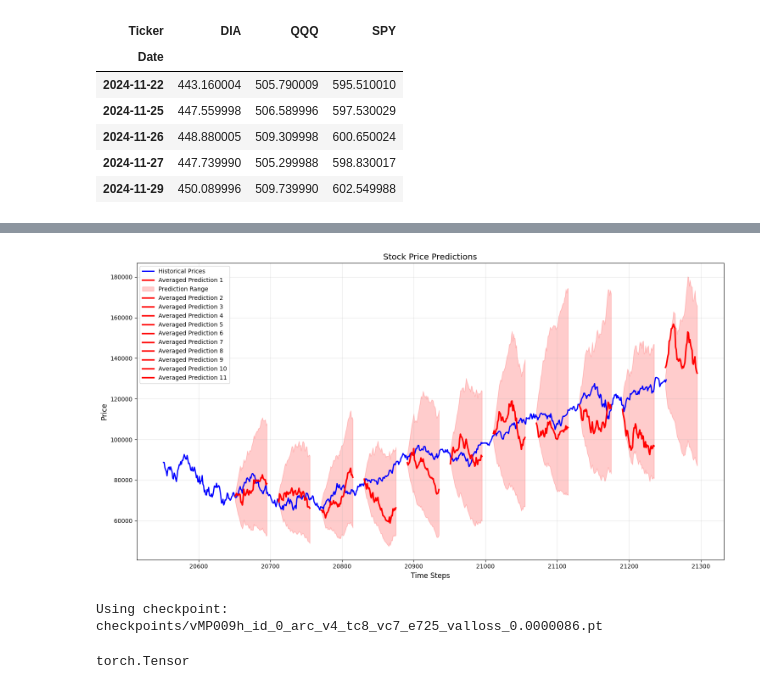
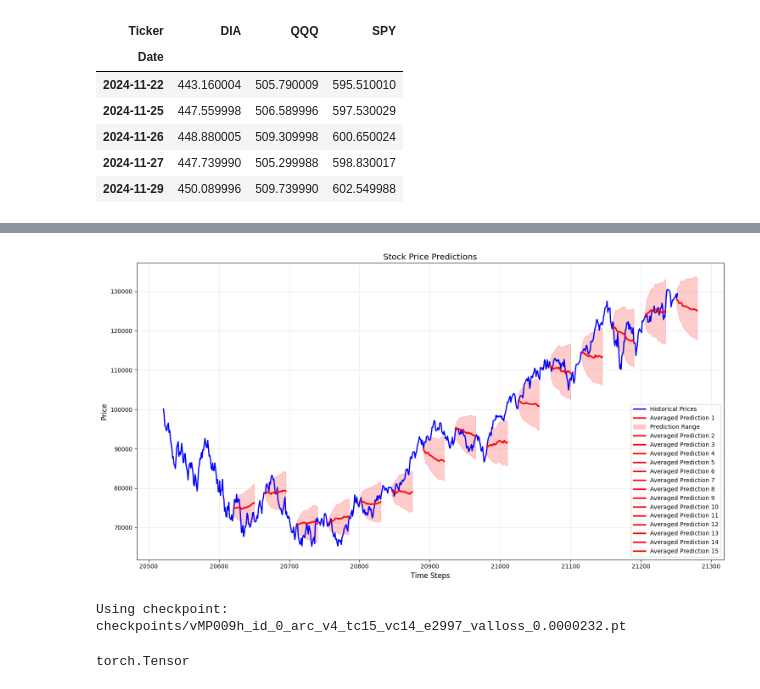
Before and after one commit to voxmenthe/FINPAK, a Jupyter notebook: src/finpak/transformer_predictions/inf_nb.ipynb, the cells around one changed output, grey strips where cells are left out. Saved outputs shown, nothing was run; the diff lists cells and outputs as text; code cells hidden in the pictures.

```diff
--- a/src/finpak/transformer_predictions/inf_nb.ipynb
+++ b/src/finpak/transformer_predictions/inf_nb.ipynb
@@ -50,32 +111,26 @@ dict_keys(['vMS0001', 'vMS0002', 'vMS0003', 'vMS0003a', 'vMS0003b', 'vMS0003c',
 # %%
-# ============= User-Configurable Parameters =============
 # Model Selection
 CONFIG_NAME = 'vMP009h'
 
-CHECKPOINT_PATH = 'checkpoints/vMP009h_id_0_arc_v4_tc8_vc7_e725_valloss_0.0000086.pt'
-#CHECKPOINT_PATH = 'checkpoints/vMP009h_id_0_arc_v4_tc10_vc5_e506_valloss_0.0013000.pt' # fine ok
-#CHECKPOINT_PATH = 'checkpoints/vMP009h_id_0_arc_v4_tc1_vc13_e327_valloss_0.0000870.pt' # good I think
-# CHECKPOINT_PATH = 'checkpoints/vMP003e_id_0_arc_v3_tc11_vc5_e674_valloss_0.0026478.pt' # doesn't run? takes forever
-#   with stab_thresh 0.02, damp_factor 0.9, ewma_alpha 0.65, temp 0.01
-
-# RECORD OF GOOD CHECKPOINTS DON"T DELETE
+CHECKPOINT_NAME = 'vMP009h_id_0_arc_v4_tc15_vc14_e2997_valloss_0.0000232.pt'
+CHECKPOINT_PATH = f'checkpoints/{CHECKPOINT_NAME}'
 
 # Prediction Parameters
-N_FUTURE_STEPS = 45
+N_FUTURE_STEPS = 30
 USE_SAMPLING = True
-TEMPERATURE = 0.65 # 0.3 # 0.1  # Controls prediction randomness (higher = more random) - temporarily set to 0.7
+TEMPERATURE = 0.05 # 0.3 # 0.1  # Controls prediction randomness (higher = more random) - temporarily set to 0.7
 
 # Stability Parameters
 STABILITY_THRESHOLD = 0.02 # 0.015  # Max allowed daily return (decrease for more stability)
 DAMPENING_FACTOR = 0.95  #   0.65    # Price dampening (decrease for more stability)
 EWMA_ALPHA = 0.85 # 0.2          # Price smoothing (decrease for more stability)
-RETURN_SCALING_POWER = 0.55 # 1 # Increase to scale down longer term returns more and decrease to increase their impact
+RETURN_SCALING_POWER = 0.001 # 0.55 1 # Increase to scale down longer term returns more and decrease to increase their impact
 
 # Uncertainty Parameters - higher uncertainty = wider cones
 BASE_UNCERTAINTY = 0.00001 # 0.0005 # Initial uncertainty level (as fraction)
 UNCERTAINTY_GROWTH = 0.000001 # 0.00025 # Rate at which uncertainty grows per step (as fraction)
-MAX_UNCERTAINTY_SINGLE = 0.07 # 0.1 # Maximum bounds for single horizon (±20%)
-MAX_UNCERTAINTY_MULTI = 0.15 # 0.25 # Maximum bounds for multi horizon (±50%)
+MAX_UNCERTAINTY_SINGLE = 0.03 # 0.1 # Maximum bounds for single horizon (±20%)
+MAX_UNCERTAINTY_MULTI = 0.08 # 0.25 # Maximum bounds for multi horizon (±50%)
 UNCERTAINTY_DAMPING = 0.99 # 0.05 # Dampening factor for uncertainty growth - higher is more dampening = narrower cones
 
 # Multi-horizon Parameters
@@ -87,7 +142,7 @@ USE_FORCING = False
 FORCING_HALFLIFE = 3.0
 
 # Index Generation Parameters
-TOP_LEVEL_INDICES = np.arange(0, 660, 60).tolist()
+TOP_LEVEL_INDICES = np.arange(0, 660, 45).tolist()
 OFFSET_STEPS = [-1, -2, -3 -4, -5, -1, -2, -3 -4, -5, -1, -2, -3 -4, -5, -1, -2, -3 -4, -5] # [-5, -10, -15, -20, -25]
 
 # ============= Config-Derived Parameters =============
@@ -153,35 +208,35 @@ start_indices = None
 
 
 # ============= Make Predictions =============
 predict_from_checkpoint(
     checkpoint_path=CHECKPOINT_PATH,
     price_series=combined_prices, # combined_prices,
     start_indices=start_indices,
     averaged_indices=averaged_indices,
     n_steps=N_FUTURE_STEPS,
     config=CONFIG,
     model_params=MODEL_PARAMS,
     use_multi_horizon=USE_MULTI_HORIZON,
     stability_threshold=STABILITY_THRESHOLD,  # Max % daily move - decrease for more stability
     dampening_factor=DAMPENING_FACTOR,  # Stronger dampening - decrease for more stability
     ewma_alpha=EWMA_ALPHA,  # More smoothing - decrease for more stability
     horizon_weights=HORIZON_WEIGHTS, # [0.5, 0.5], # [0.3, 0.7],
     use_forcing=USE_FORCING,
     forcing_halflife=FORCING_HALFLIFE,
     temperature=TEMPERATURE,
     use_sampling=USE_SAMPLING,
     return_scaling_power=RETURN_SCALING_POWER,
     base_uncertainty=BASE_UNCERTAINTY,
     uncertainty_growth=UNCERTAINTY_GROWTH,
     max_uncertainty_single=MAX_UNCERTAINTY_SINGLE,
     max_uncertainty_multi=MAX_UNCERTAINTY_MULTI,
     uncertainty_damping=UNCERTAINTY_DAMPING,
     debug=False,
 )
 print("Using checkpoint: ", CHECKPOINT_PATH)
 # %% [output]
-[figure, old version]
+[figure, new version]
-Using checkpoint:  checkpoints/vMP009h_id_0_arc_v4_tc8_vc7_e725_valloss_0.0000086.pt
+Using checkpoint:  checkpoints/vMP009h_id_0_arc_v4_tc15_vc14_e2997_valloss_0.0000232.pt
 # %%
 type(combined_prices)
 # %% [output]
```
Also changed, not shown: parts of 5 cells of this notebook, 15 other files.
